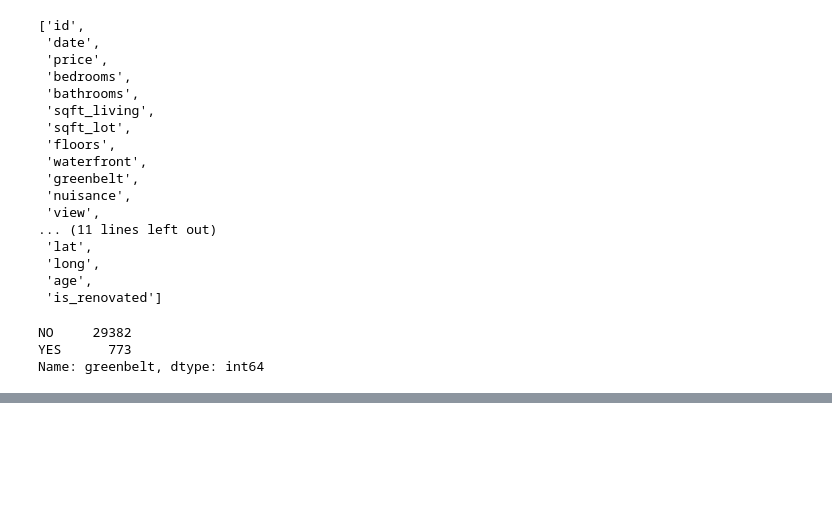
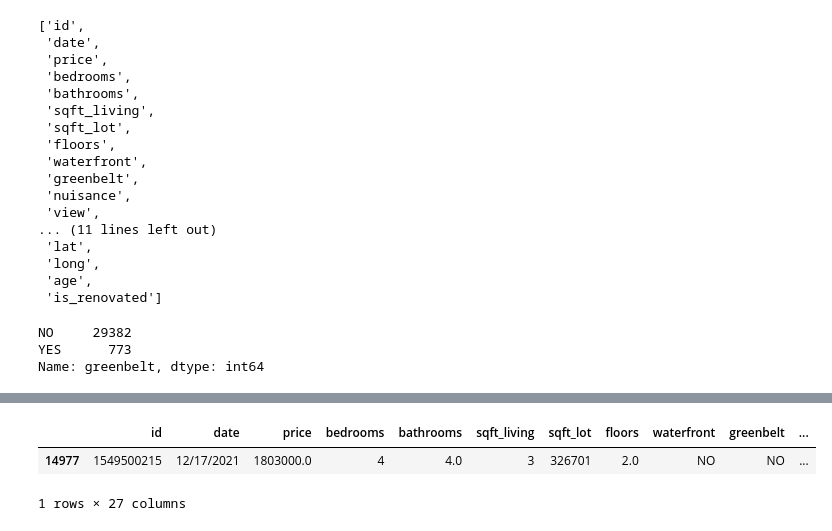
Before and after one commit to hall-nicholas/flatiron-ds-project-2, a Jupyter notebook: code/nick_EDA.ipynb, the cells around one changed output, grey strips where cells are left out. Cells and saved outputs as stored; diff of their text form; code cells hidden in the pictures; blank space fills up the shorter version.

```diff
--- a/code/nick_EDA.ipynb
+++ b/code/nick_EDA.ipynb
@@ -224,0 +275,6 @@ Name: greenbelt, dtype: int64
+# %%
+df.loc[df.sqft_living < 100]
+# %% [output]
+|  | id | date | price | bedrooms | bathrooms | sqft_living | sqft_lot | floors | waterfront | greenbelt | ... |
+| 14977 | 1549500215 | 12/17/2021 | 1803000.0 | 4 | 4.0 | 3 | 326701 | 2.0 | NO | NO | ... |
+1 rows × 27 columns
```
Also changed, not shown: parts of 8 cells of this notebook, 1 other file.
